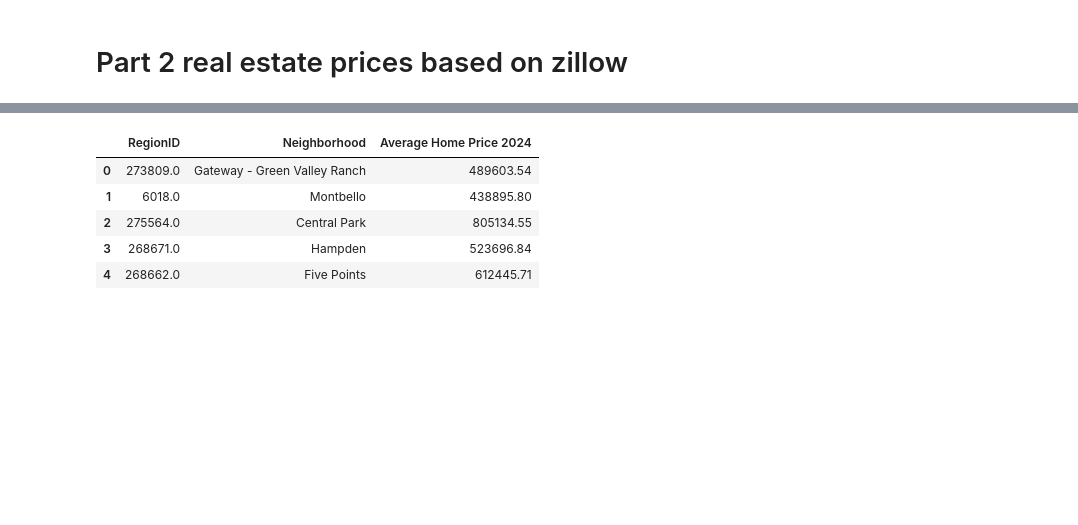
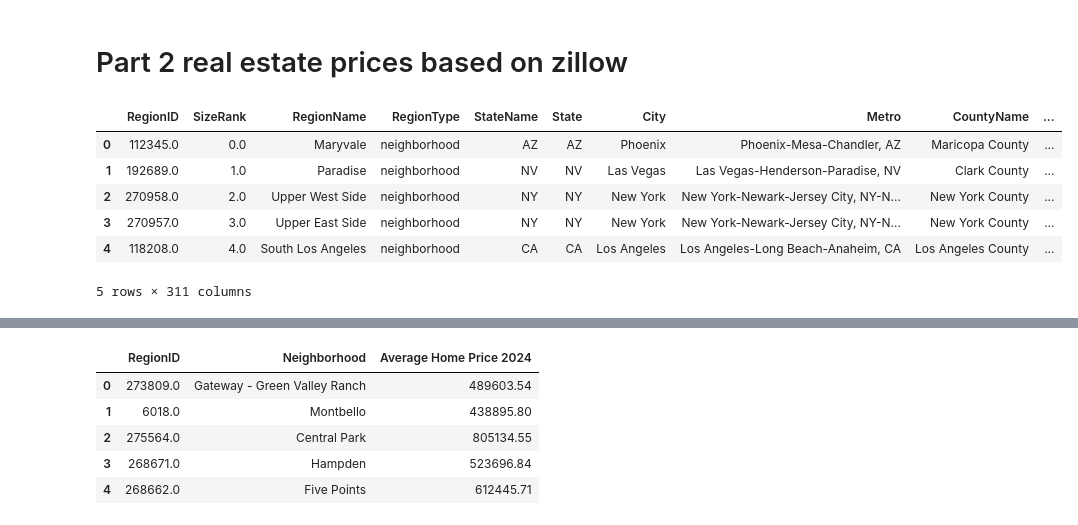
Before and after one commit to kanchanratan1980/Project-5_Group-3, a Jupyter notebook: airbnb.ipynb, the cells around one changed output, grey strips where cells are left out. Saved outputs shown, nothing was run; the diff lists cells and outputs as text; code cells hidden in the pictures; blank space fills up the shorter version.

Commit message:
zillow data cleaning

```diff
--- a/airbnb.ipynb
+++ b/airbnb.ipynb
@@ -243,3 +243,15 @@ plt.show()
 [figure]
 # %% [markdown]
 # Part 2 real estate prices based on zillow
+# %%
+# Use dask to read in  Neighborhood_zillow_real_estate_data.csv file as a dataframe
+real_estate_neighborhood_df = dd.read_csv("Resources/Neighborhood_zillow_real_estate_data.csv", assume_missing = True)
+real_estate_neighborhood_df.head()
+# %% [output]
+|  | RegionID | SizeRank | RegionName | RegionType | StateName | State | City | Metro | CountyName | ... |
+| 0 | 112345.0 | 0.0 | Maryvale | neighborhood | AZ | AZ | Phoenix | Phoenix-Mesa-Chandler, AZ | Maricopa County | ... |
+| 1 | 192689.0 | 1.0 | Paradise | neighborhood | NV | NV | Las Vegas | Las Vegas-Henderson-Paradise, NV | Clark County | ... |
+| 2 | 270958.0 | 2.0 | Upper West Side | neighborhood | NY | NY | New York | New York-Newark-Jersey City, NY-N... | New York County | ... |
+| 3 | 270957.0 | 3.0 | Upper East Side | neighborhood | NY | NY | New York | New York-Newark-Jersey City, NY-N... | New York County | ... |
+| 4 | 118208.0 | 4.0 | South Los Angeles | neighborhood | CA | CA | Los Angeles | Los Angeles-Long Beach-Anaheim, CA | Los Angeles County | ... |
+5 rows × 311 columns
```
Also changed, not shown: parts of 14 cells of this notebook, 2 other files.
